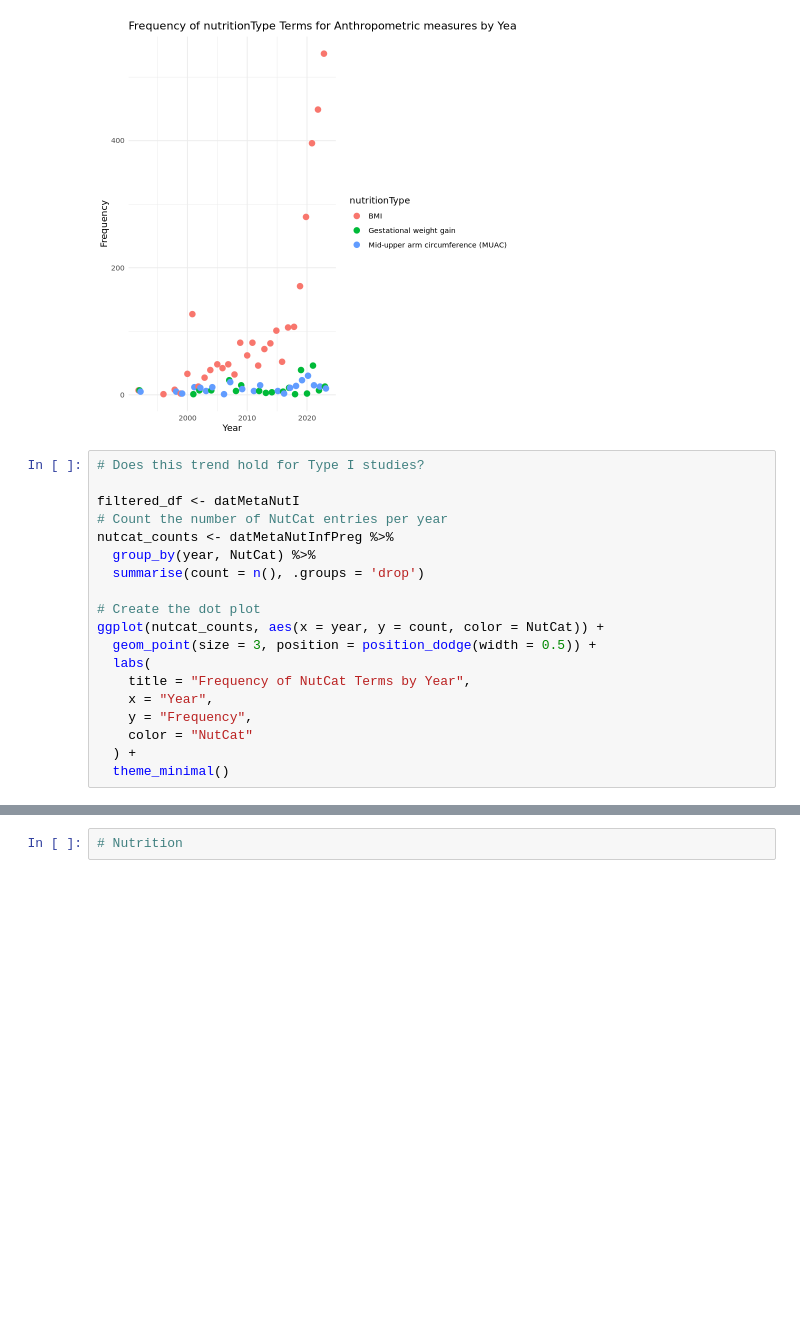
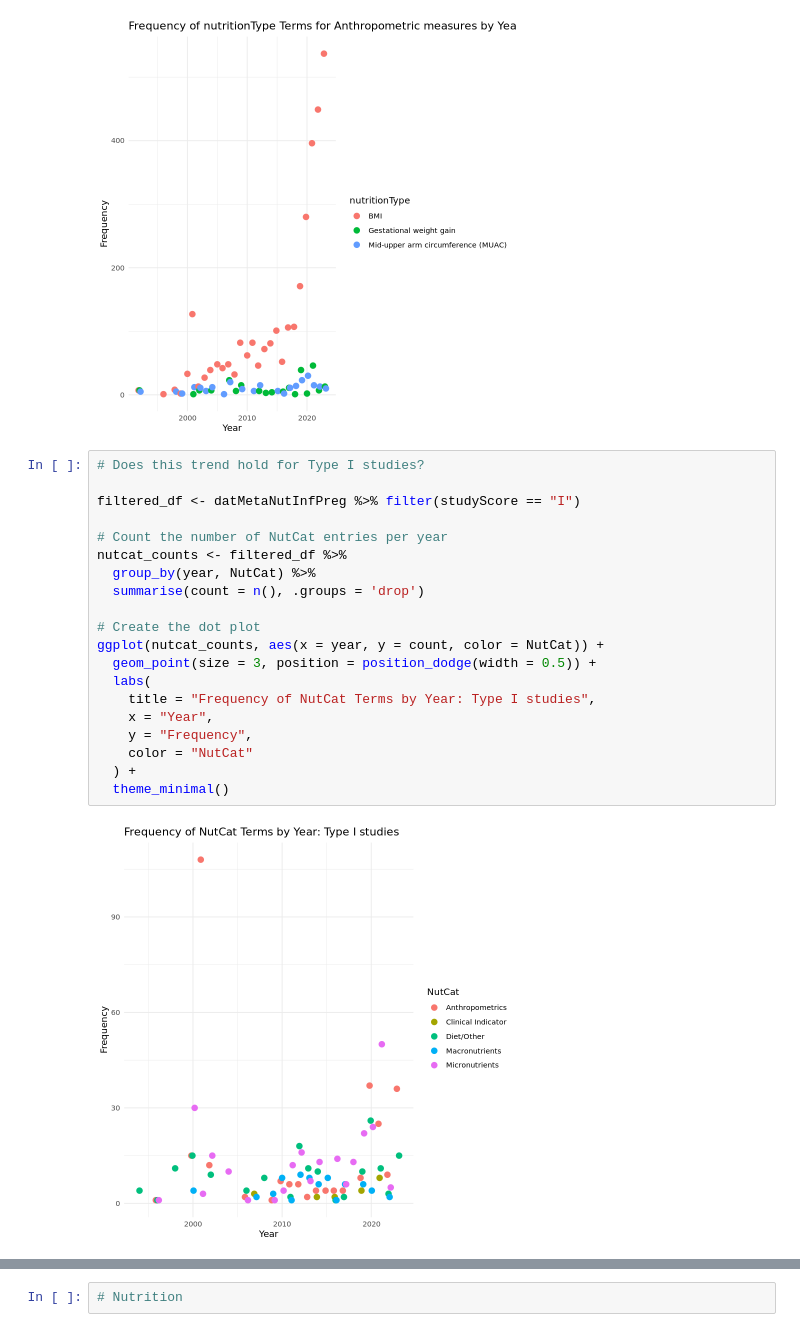
Before and after one commit to alexjvr1/EVE_lab_public, a Jupyter notebook: scoping_review_figs.ipynb, the cells around one changed output, grey strips where cells are left out. Cells and saved outputs as stored; diff of their text form; blank space fills up the shorter version.

Commit message:
more frequency plots

```diff
--- a/scoping_review_figs.ipynb
+++ b/scoping_review_figs.ipynb
@@ -469,19 +469,22 @@ ggplot(nuttype_counts, aes(x = year, y = count, color = nutritionType)) +
 # %%
 # Does this trend hold for Type I studies?
 
-filtered_df <- datMetaNutI
+filtered_df <- datMetaNutInfPreg %>% filter(studyScore == "I")
+
 # Count the number of NutCat entries per year
-nutcat_counts <- datMetaNutInfPreg %>%
+nutcat_counts <- filtered_df %>%
   group_by(year, NutCat) %>%
   summarise(count = n(), .groups = 'drop')
 
 # Create the dot plot
 ggplot(nutcat_counts, aes(x = year, y = count, color = NutCat)) +
   geom_point(size = 3, position = position_dodge(width = 0.5)) +
   labs(
-    title = "Frequency of NutCat Terms by Year",
+    title = "Frequency of NutCat Terms by Year: Type I studies",
     x = "Year",
     y = "Frequency",
     color = "NutCat"
   ) +
   theme_minimal()
+# %% [output]
+[figure, added]
```
Also changed, not shown: parts of 1 cell of this notebook.
